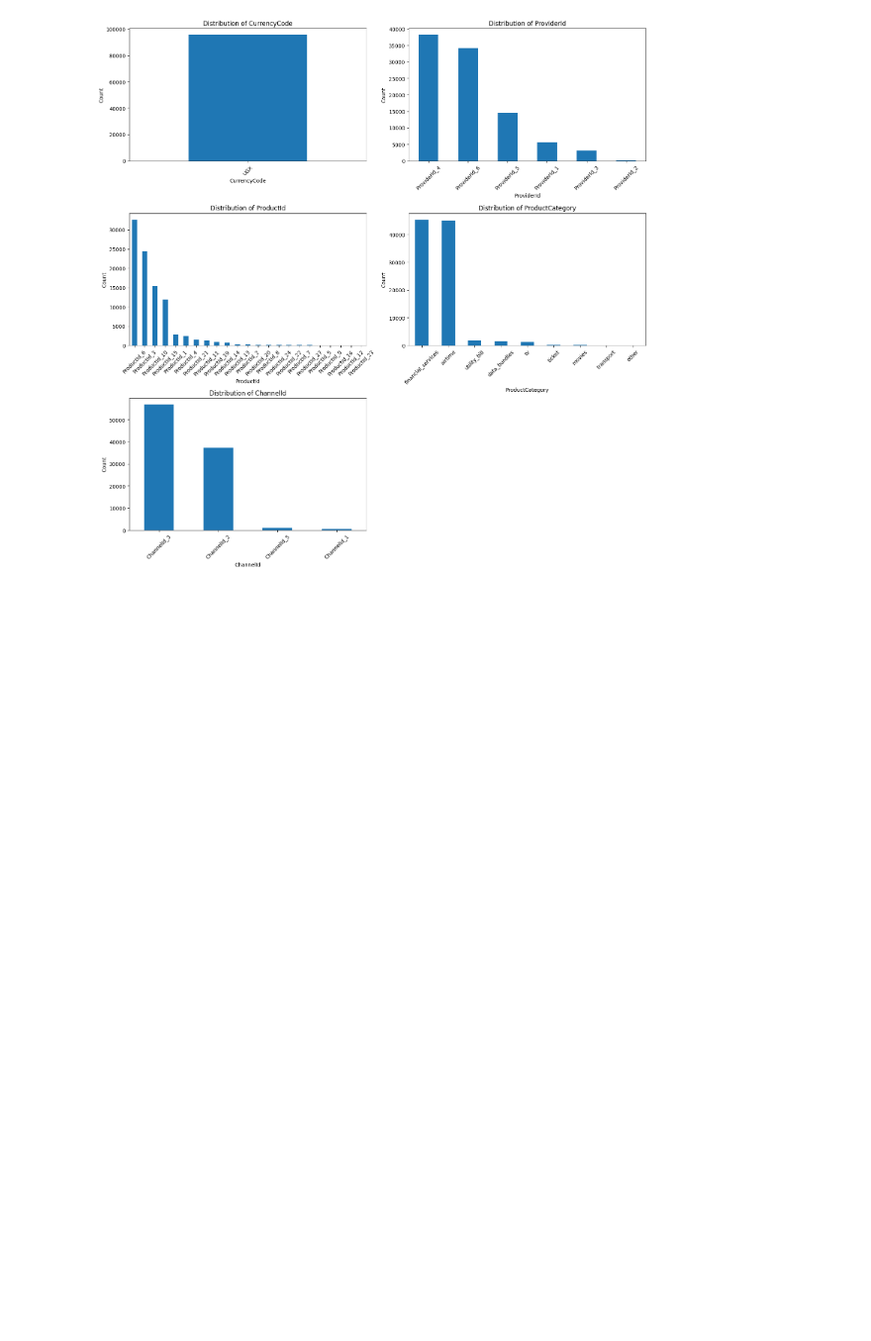
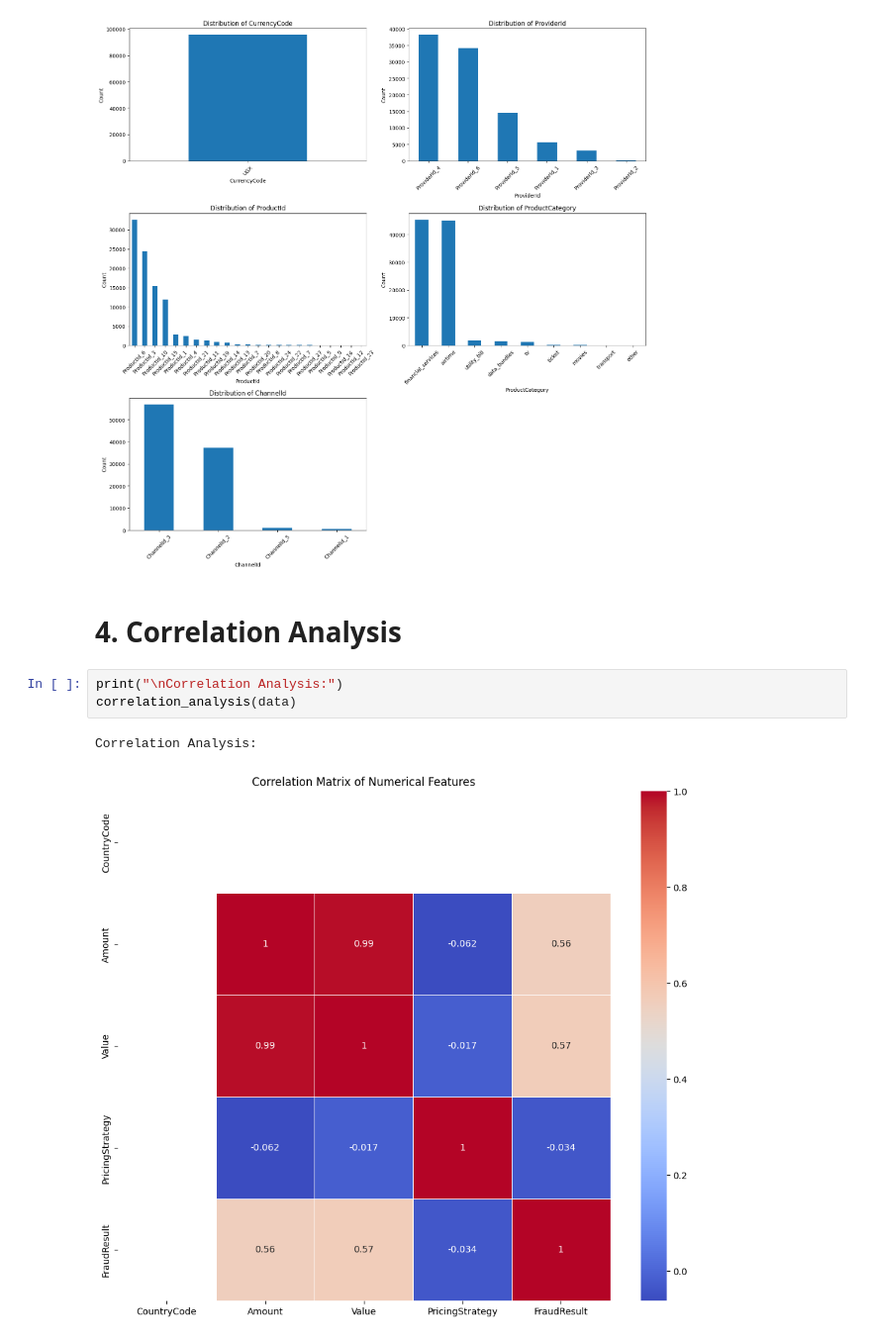
Before and after one commit to nebiyu-getachew/bati-bank-credit-scoring, a Jupyter notebook: notebooks/task_2.ipynb, the cells around one changed output. Shown at 99% size. Saved outputs shown, nothing was run; the diff lists cells and outputs as text; blank space fills up the shorter version.

Commit message:
Correlation Analysis

```diff
--- a/notebooks/task_2.ipynb
+++ b/notebooks/task_2.ipynb
@@ -141,3 +141,11 @@ logger.info("univariate analysis of categorical columns completed")
 # %% [output]
 Distribution of Categorical Features:
 [figure]
+# %% [markdown]
+# **4.** Correlation Analysis
+# %%
+print("\nCorrelation Analysis:")
+correlation_analysis(data)
+# %% [output]
+Correlation Analysis:
+[figure, added]
```
